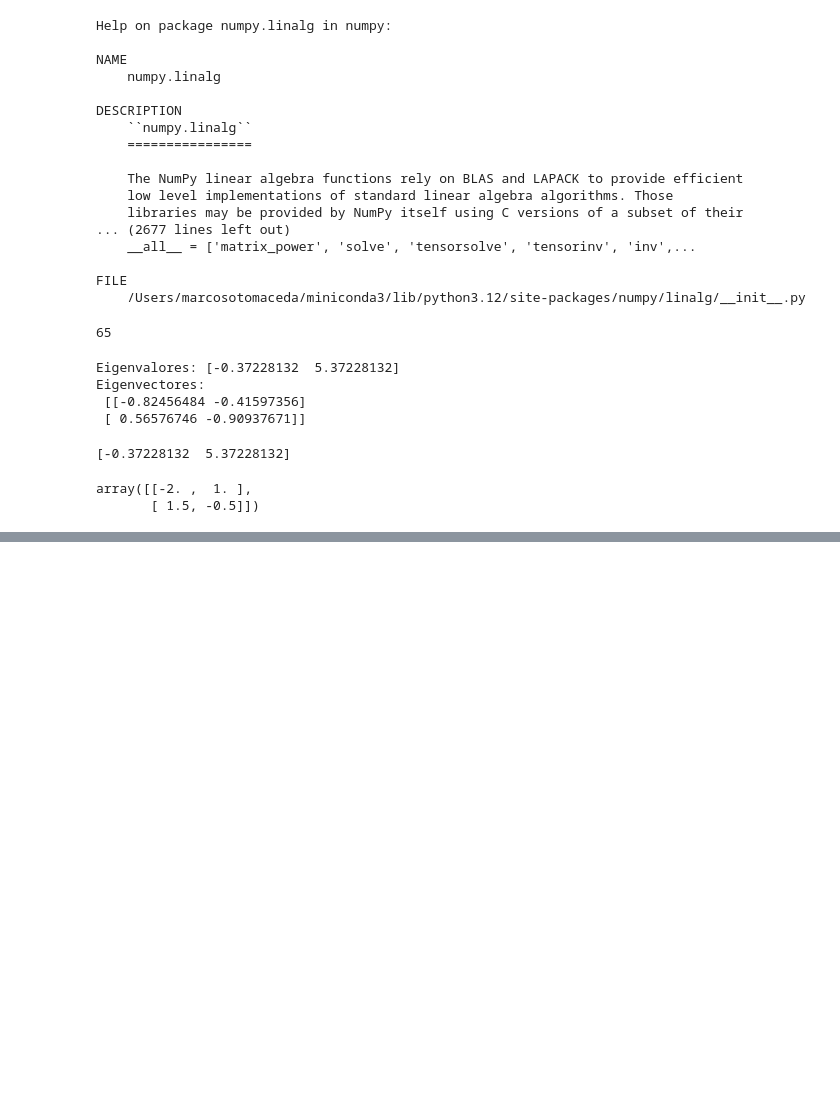
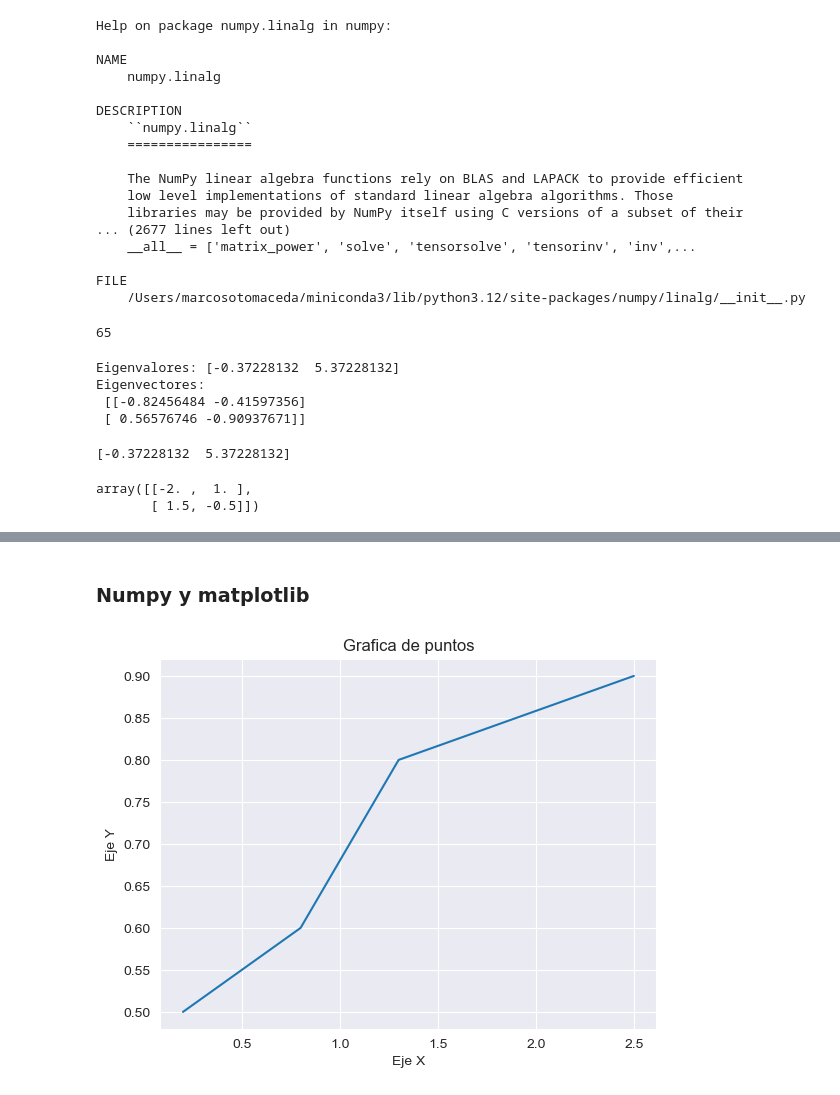
Before and after one commit to marcosotomac/MachineLearningPython-UNI, a Jupyter notebook: overview_numpy_matplotlib.ipynb, the cells around one changed output, grey strips where cells are left out. Cells and saved outputs as stored; diff of their text form; code cells hidden in the pictures; blank space fills up the shorter version.

Commit message:
Matplotlib and numpy

```diff
--- a/overview_numpy_matplotlib.ipynb
+++ b/overview_numpy_matplotlib.ipynb
@@ -165,0 +222,16 @@ array([[-2. ,  1. ],
+# %% [markdown]
+### Numpy y matplotlib
+# %%
+#Ejemplo 1
+import matplotlib.pyplot as plt #submodulo de matplotlib para graficar
+
+x = [0.2,0.8,1.3,2.5,2.5]
+y = [0.5,0.6,0.8,0.9,0.9]
+
+plt.plot(x,y) #grafica de puntos
+plt.title("Grafica de puntos")
+plt.xlabel("Eje X")
+plt.ylabel("Eje Y")
+plt.show() #muestra la grafica
+# %% [output]
+[figure, added]
```
Also changed, not shown: parts of 5 cells of this notebook.
